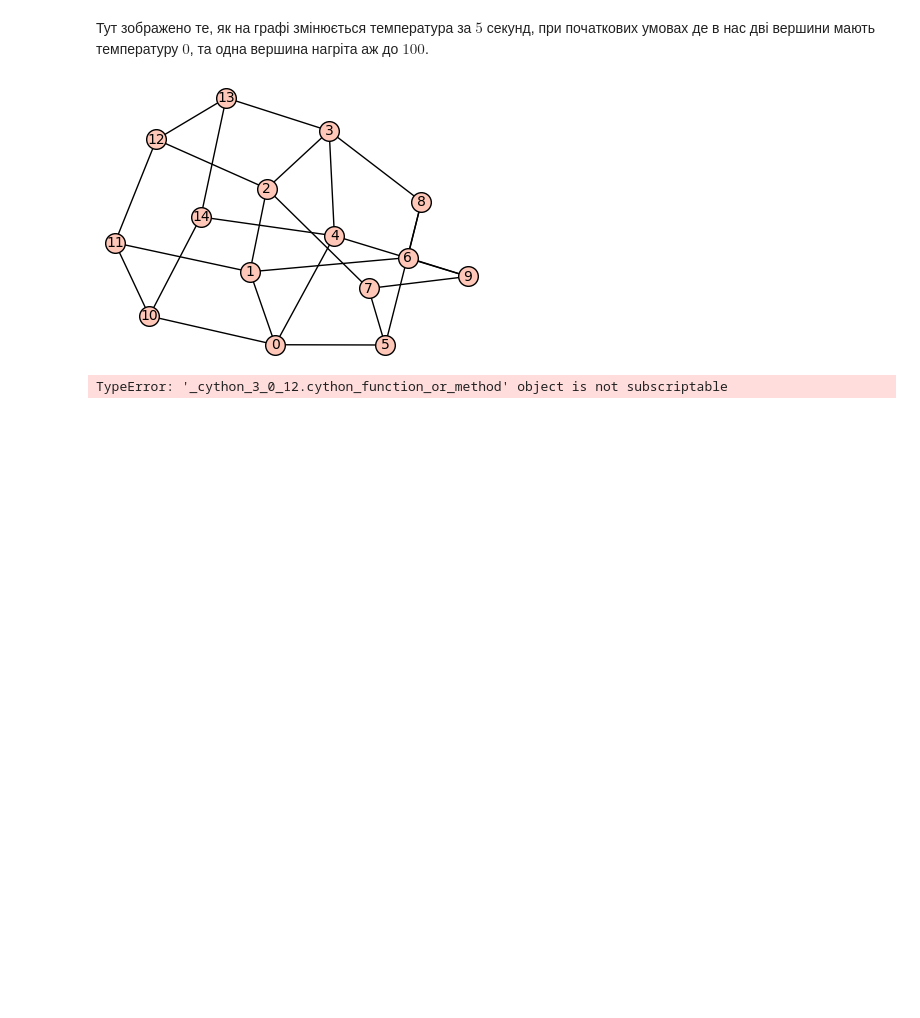
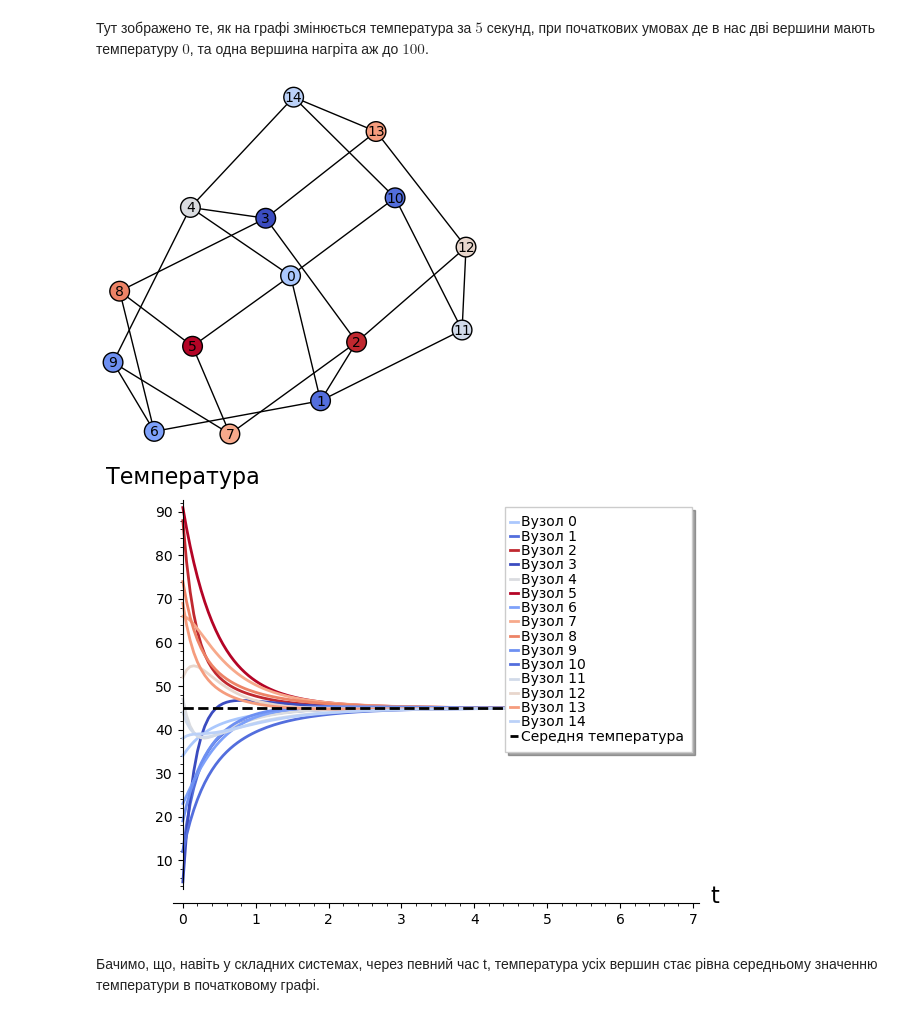
Before and after one commit to myyukhman/Pair-Project, a Jupyter notebook: Example.ipynb, the cells around one changed output. Cells and saved outputs as stored; diff of their text form; code cells hidden in the pictures; blank space fills up the shorter version.

```diff
--- a/Example.ipynb
+++ b/Example.ipynb
@@ -57,46 +57,75 @@ import matplotlib.colors as colors
 
 u1 = vector(RDF, [34, 12, 88, 5, 47, 91, 23, 66, 74, 19, 12, 44, 52, 69, 38])
 
-data = [(0, 10), (1, 11), (2, 12), (3, 13), (4, 14), (10, 11), (11, 12), (12, 13), (13, 14), (10, 14)]
+data = [(0, 10), (1, 11), (2, 12), (3, 13), (4, 14),
+        (10, 11), (11, 12), (12, 13), (13, 14), (10, 14)]
+
 H1 = graphs.PetersenGraph()
 H2 = Graph(data)
 U = H2.union(H1)
-U.show()
 
-A = matrix(RDF, U.adjacency_matrix())
+verts = U.vertices(sort=True)
 
-degrees = [U.degree(v) for v in U.vertices()]
+A = matrix(RDF, U.adjacency_matrix(vertices=verts))
+degrees = [U.degree(v) for v in verts]
 D = diagonal_matrix(RDF, degrees)
 
 L = D - A
 
 D_mat, Q = L.eigenmatrix_right()
 
 Q_inv = Q.inverse()
 
 def u(t):
     # D_mat[i,i] — це наші власні значення
     exp_Lambda = diagonal_matrix(RDF, [exp(-D_mat[i,i] * t) for i in range(D_mat.nrows())])
     return Q * exp_Lambda * Q_inv * u1
 
-times = srange(0, 5, 0.05)
+times = srange(0, 7, 0.05)
 
 vals = [[] for _ in range(len(u1))]
 
 for t in times:
     ut = u(t).n()
     for i in range(len(u1)):
-        vals[i].append(ut[0])
+        vals[i].append(ut[i])
 
 cmap = plt.get_cmap('coolwarm')
-norm = colors.Normalize(vmin=min(vector[1]), vmax=max(vector[1]))
+p = Graphics()
+norm = colors.Normalize(vmin=min(u1), vmax=max(u1))
 
-p = Graphics()
 for i in range(len(u1)):
-    p += line(list(zip(times, vals[i])), color="red", legend_label="Вузол A", thickness=2)
+    color = cmap(norm(u1[i]))[:3]  # колір залежить від початкової температури
+    p += line(
+        list(zip(times, vals[i])),
+        color=color,
+        legend_label=f"Вузол {i}",
+        thickness=2
+    )
+mean_val = sum(u1) / len(u1)
+p += line(
+    [(times[0], mean_val), (times[-1], mean_val)],
+    color='black',
+    linestyle='--',
+    thickness=2,
+    legend_label='Середня температура'
+)
 
+vertex_colors = {}
+
+for i, v in enumerate(verts):
+    color = tuple(cmap(norm(u1[i]))[:3])  # важливо: tuple!
+
+    if color not in vertex_colors:
+        vertex_colors[color] = []
+
+    vertex_colors[color].append(v)
+
+U.show(vertex_colors=vertex_colors)
 p.axes_labels(["t", "Температура"])
-show(p)
+show(p, legend_loc='upper right')
 # %% [output]
-[figure, old version]
+[figure, new version]
-TypeError: '_cython_3_0_12.cython_function_or_method' object is not subscriptable
+[figure, added]
+# %% [markdown]
+Бачимо, що, навіть у складних системах, через певний час t, температура усіх вершин стає рівна середньому значенню температури в початковому графі.
```
